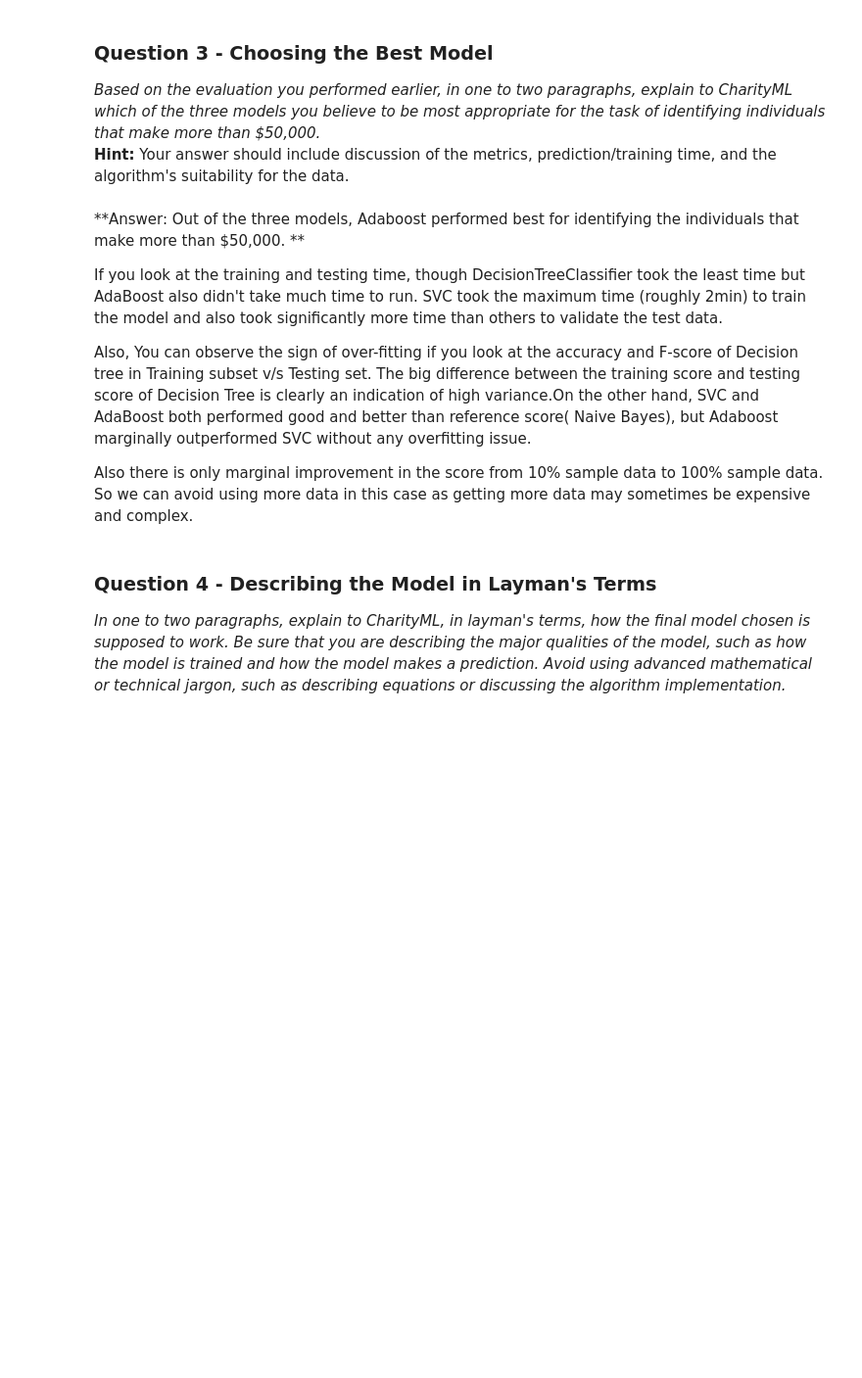
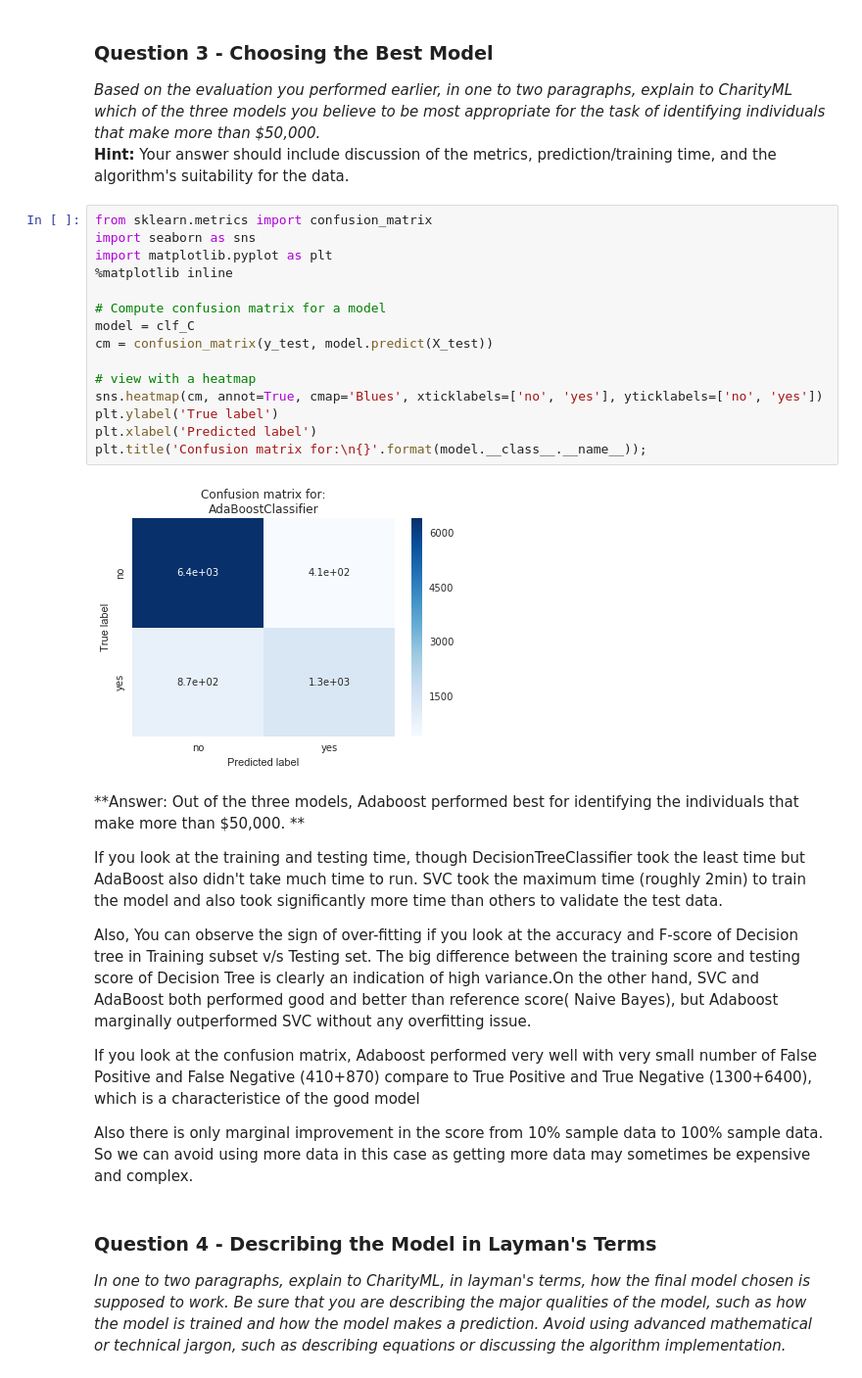
Before and after one commit to rajeshgupta88/Udacity, a Jupyter notebook: projects/finding_donors/finding_donors-rajesh.ipynb, the cells around one changed output. Shown at 98% size. Cells and saved outputs as stored; diff of their text form; blank space fills up the shorter version.

```diff
--- a/projects/finding_donors/finding_donors-rajesh.ipynb
+++ b/projects/finding_donors/finding_donors-rajesh.ipynb
@@ -457,6 +463,23 @@ In this final section, you will choose from the three supervised learning models
 ### Question 3 - Choosing the Best Model
 *Based on the evaluation you performed earlier, in one to two paragraphs, explain to *CharityML* which of the three models you believe to be most appropriate for the task of identifying individuals that make more than \$50,000.*
 **Hint:** Your answer should include discussion of the metrics, prediction/training time, and the algorithm's suitability for the data.
+# %%
+from sklearn.metrics import confusion_matrix
+import seaborn as sns
+import matplotlib.pyplot as plt
+%matplotlib inline
+
+# Compute confusion matrix for a model
+model = clf_C
+cm = confusion_matrix(y_test, model.predict(X_test))
+
+# view with a heatmap
+sns.heatmap(cm, annot=True, cmap='Blues', xticklabels=['no', 'yes'], yticklabels=['no', 'yes'])
+plt.ylabel('True label')
+plt.xlabel('Predicted label')
+plt.title('Confusion matrix for:\n{}'.format(model.__class__.__name__));
+# %% [output]
+[figure, added]
 # %% [markdown]
 **Answer: Out of the three models, Adaboost performed best for identifying the individuals that make more than $50,000. **
 
@@ -464,6 +487,8 @@ If you look at the training and testing time, though DecisionTreeClassifier took
 
 Also, You can observe the sign of over-fitting if you look at the accuracy and F-score of Decision tree in Training subset v/s Testing set. The big difference between the training score and testing score of Decision Tree is clearly an indication of high variance.On the other hand, SVC and AdaBoost both performed good and better than reference score( Naive Bayes), but Adaboost marginally outperformed SVC without any overfitting issue.
 
+If you look at the confusion matrix, Adaboost performed very well with very small number of False Positive and False Negative (410+870) compare to True Positive and True Negative (1300+6400), which is a characteristice of the good model
+
 Also there is only marginal improvement in the score from 10% sample data to 100% sample data. So we can avoid using more data in this case as getting more data may sometimes be expensive and complex.
 # %% [markdown]
 ### Question 4 - Describing the Model in Layman's Terms
```
Also changed, not shown: parts of 8 cells of this notebook, 1 other file.
